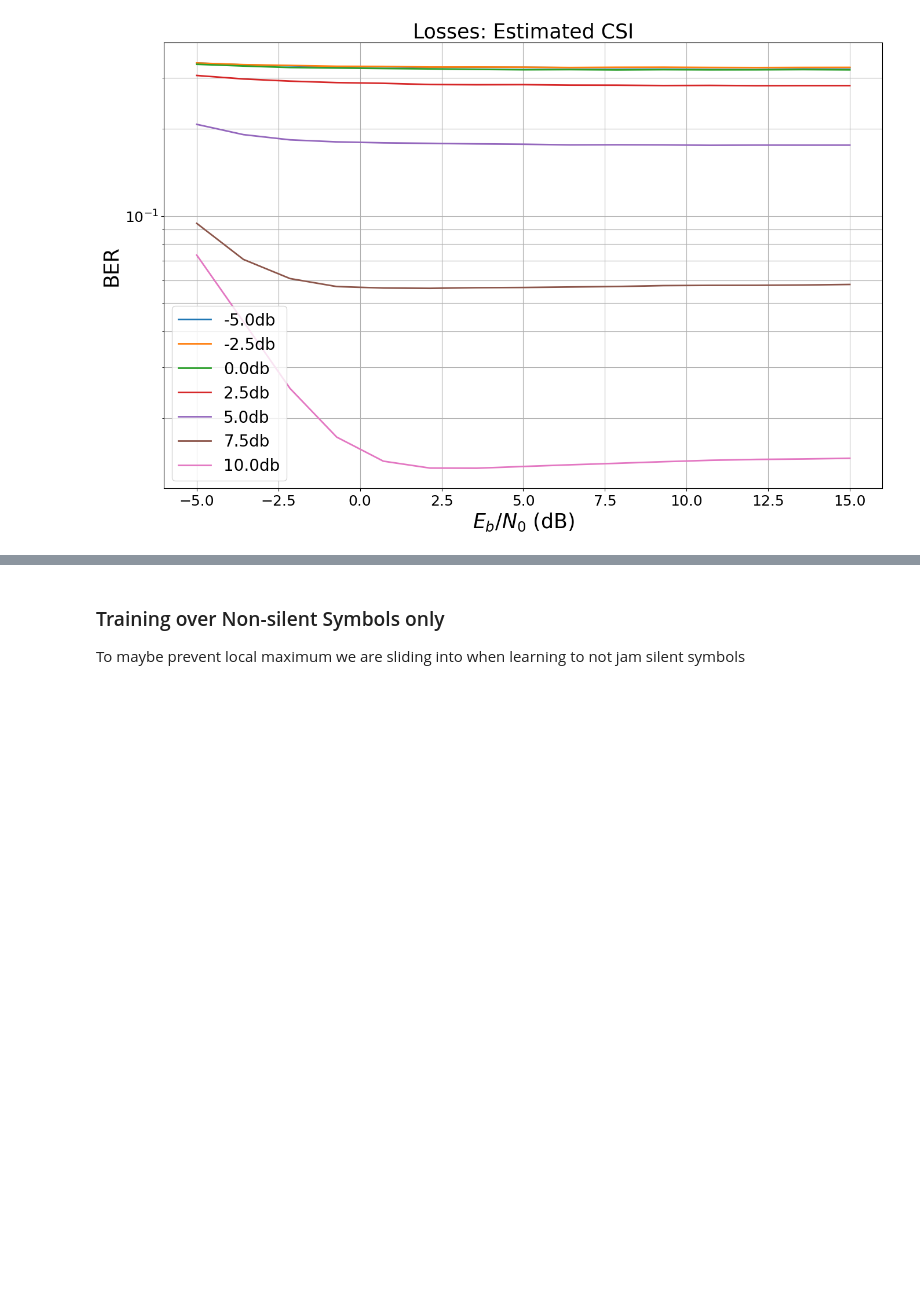
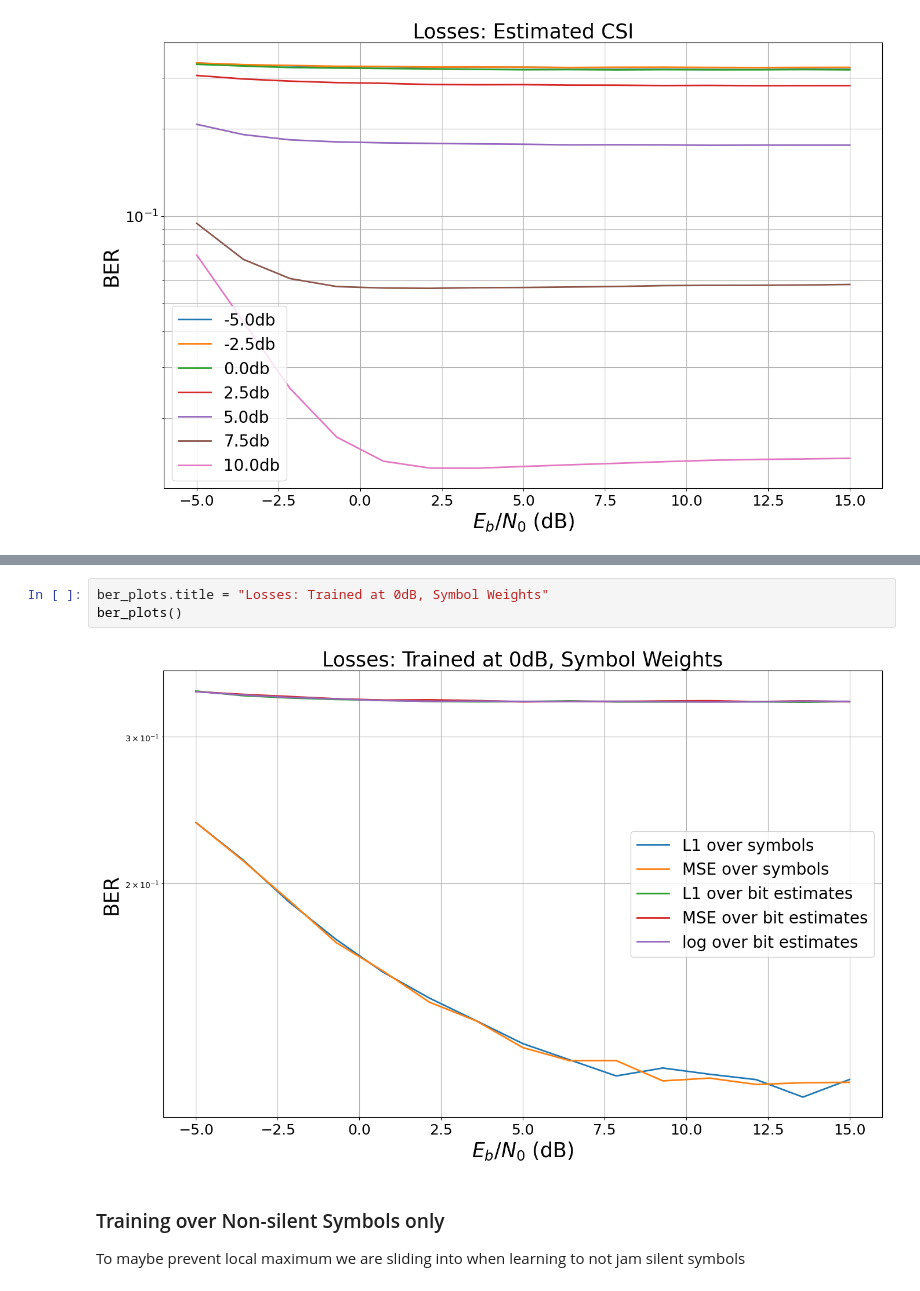
Before and after one commit to IIP-Group/pyjama, a Jupyter notebook: simulations/losses.ipynb, the cells around one changed output, grey strips where cells are left out. Cells and saved outputs as stored; diff of their text form; blank space fills up the shorter version.

```diff
--- a/simulations/losses.ipynb
+++ b/simulations/losses.ipynb
@@ -193,3 +225,8 @@ ber_plots()
+# %%
+ber_plots.title = "Losses: Trained at 0dB, Symbol Weights"
+ber_plots()
+# %% [output]
+[figure, added]
 # %% [markdown]
 ### Training over Non-silent Symbols only
 To maybe prevent local maximum we are sliding into when learning to not jam silent symbols
```
Also changed, not shown: parts of 2 cells of this notebook.
